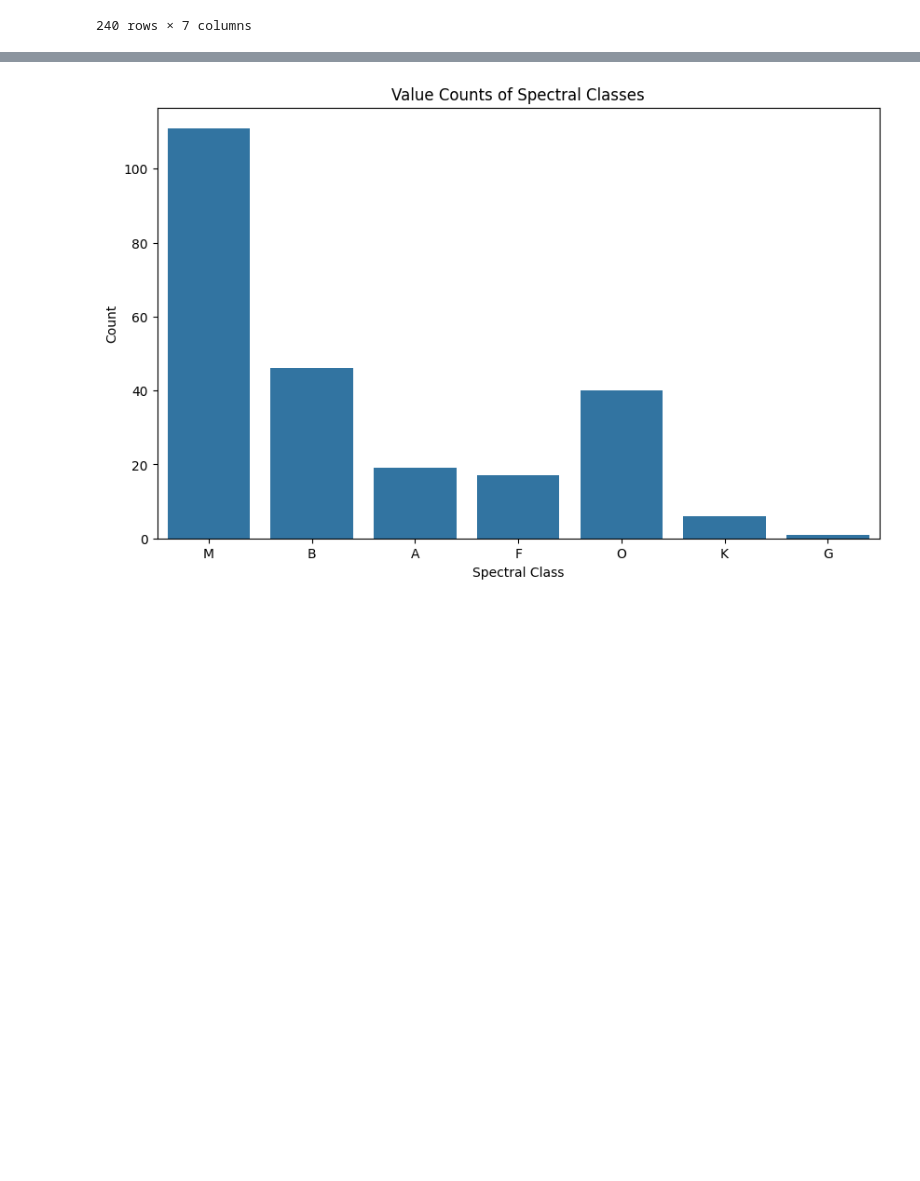
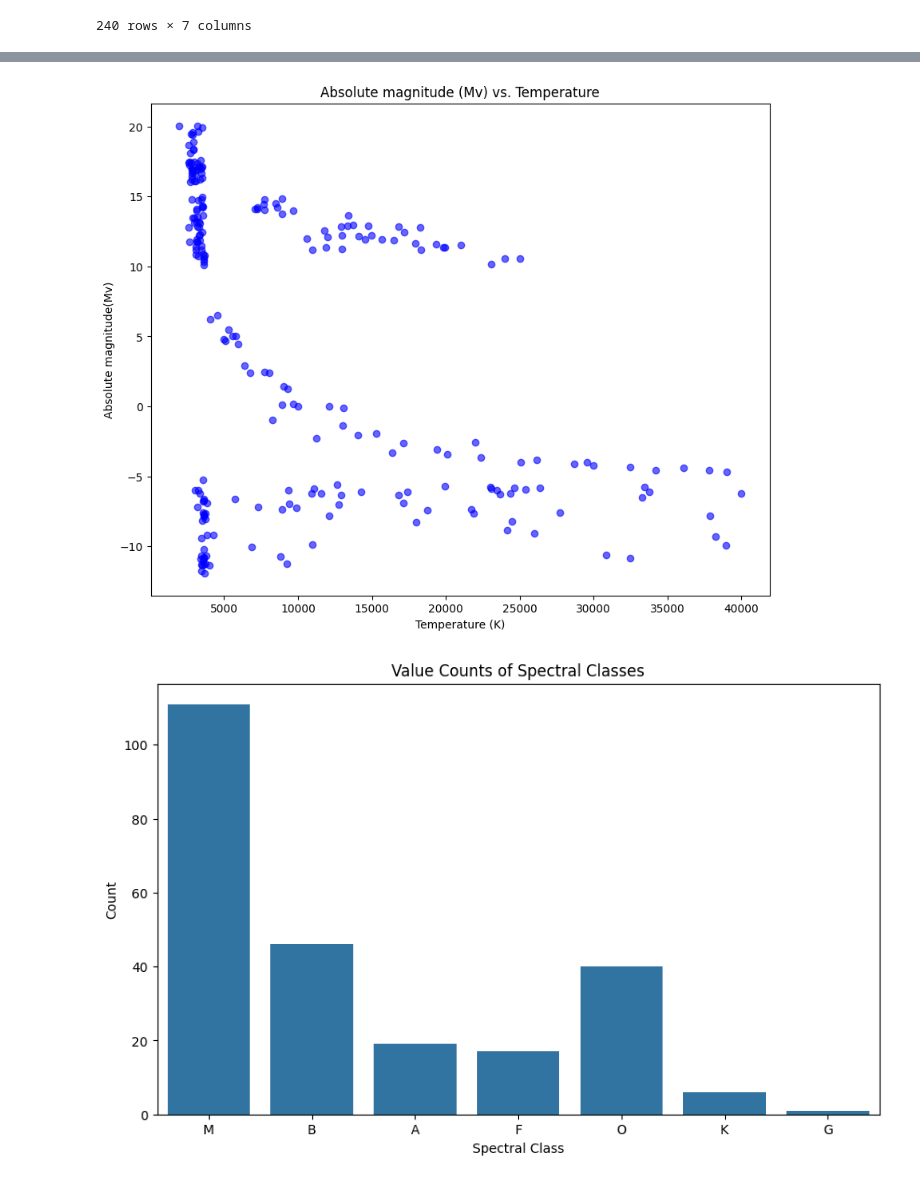
Before and after one commit to PeeKay26/Star-Class-Forest, a Jupyter notebook: notebooks/eda.ipynb, the cells around one changed output, grey strips where cells are left out. Saved outputs shown, nothing was run; the diff lists cells and outputs as text; code cells hidden in the pictures; blank space fills up the shorter version.

```diff
--- a/notebooks/eda.ipynb
+++ b/notebooks/eda.ipynb
@@ -75,3 +95,7 @@ def variable_plot_scatter(data:pd.DataFrame, variable1:str, variable2:str, color
+# %%
+variable_plot_scatter(df, 'Temperature (K)','Absolute magnitude(Mv)','blue','Absolute magnitude (Mv) vs. Temperature')
+# %% [output]
+[figure, added]
 # %%
 plt.figure(figsize=(10, 6))
 sns.countplot(x='Spectral Class', data=df)
```
Also changed, not shown: parts of 4 cells of this notebook, 1 other file.
